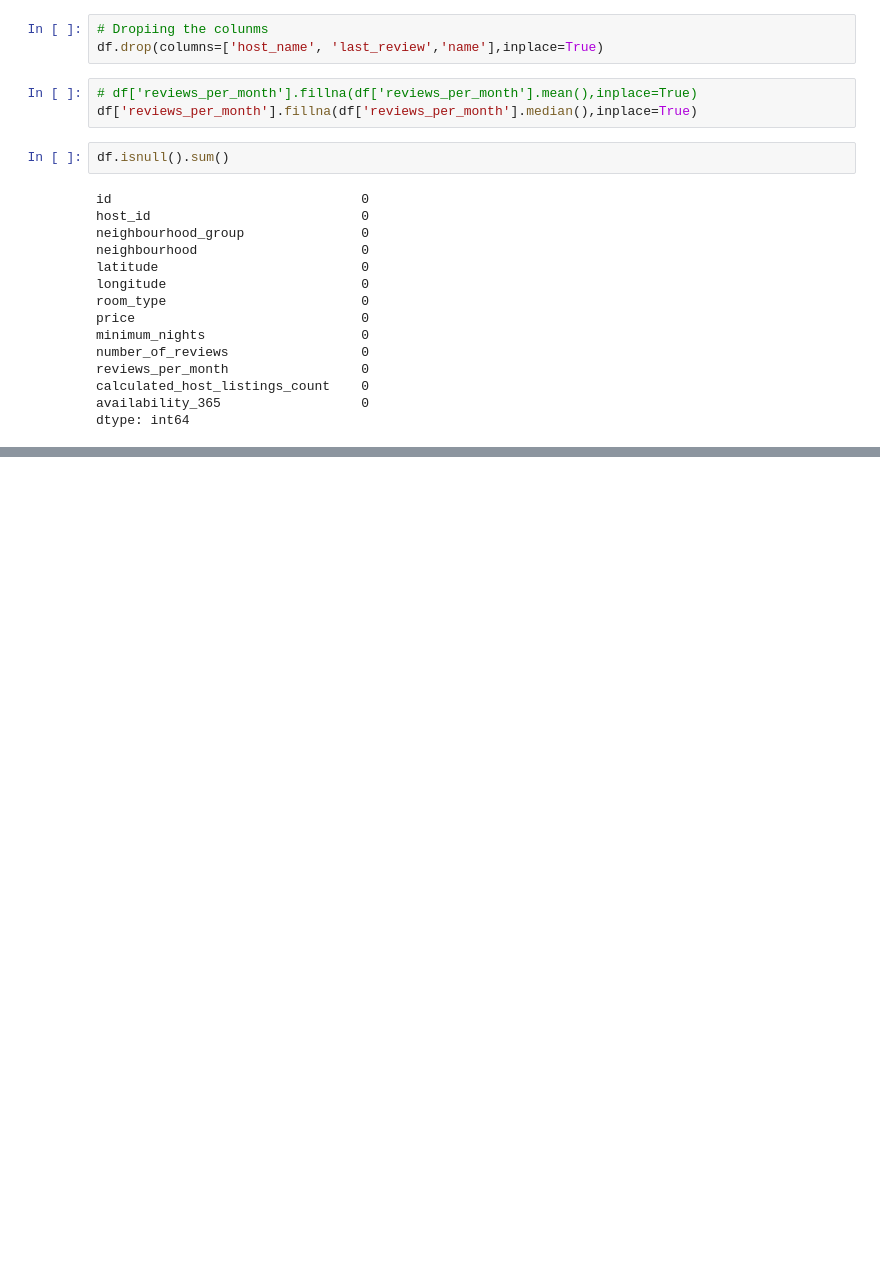
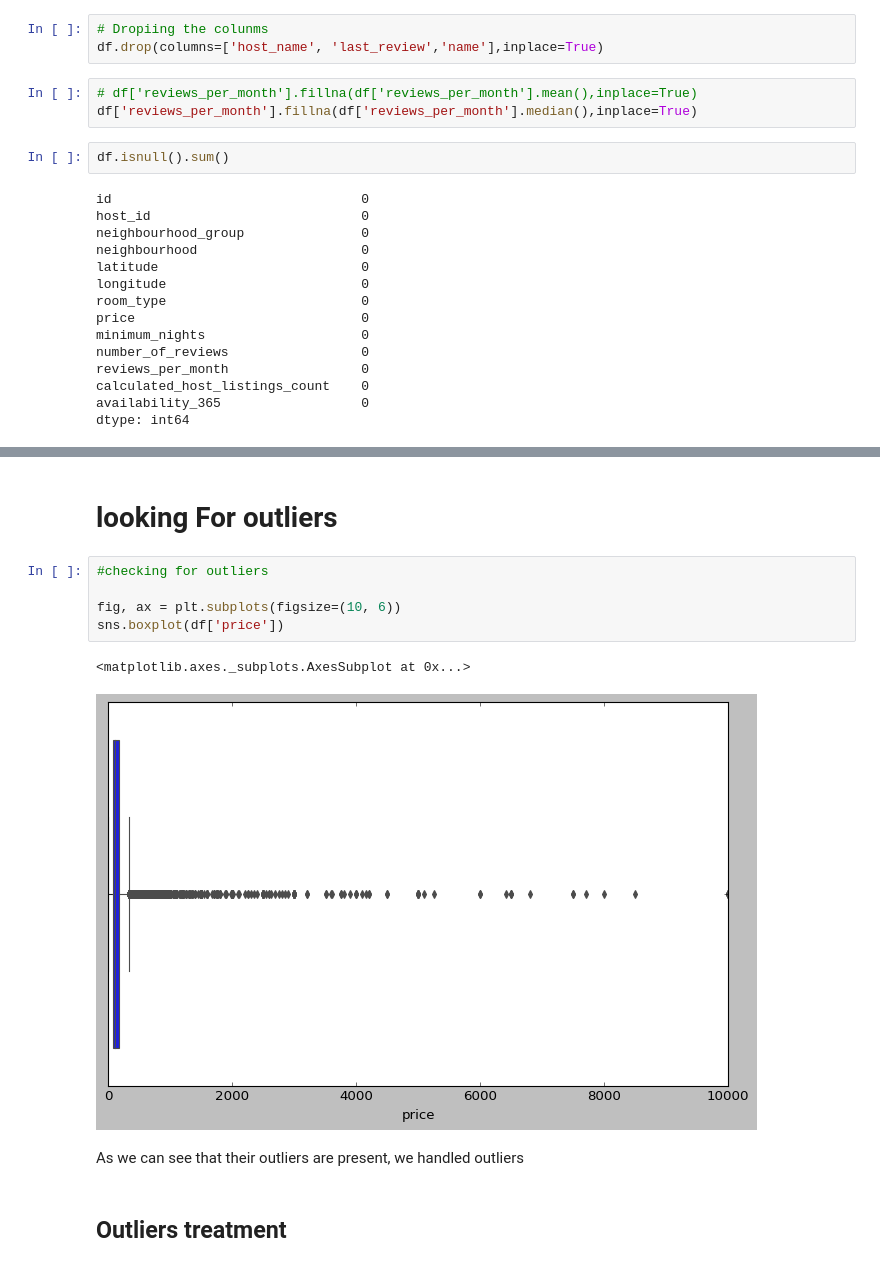
Before and after one commit to AkashSalmuthe/Airbnb-Bookings-Analysis---Akash-Salmuthe, a Jupyter notebook: Airbnb_Bookings_Analysis_Capstone_Project.ipynb, the cells around one changed output, grey strips where cells are left out. Cells and saved outputs as stored; diff of their text form; blank space fills up the shorter version.

```diff
--- a/Airbnb_Bookings_Analysis_Capstone_Project.ipynb
+++ b/Airbnb_Bookings_Analysis_Capstone_Project.ipynb
@@ -167,0 +174,14 @@ dtype: int64
+# %% [markdown]
+# looking For outliers
+# %%
+#checking for outliers
+
+fig, ax = plt.subplots(figsize=(10, 6))
+sns.boxplot(df['price'])
+# %% [output]
+<matplotlib.axes._subplots.AxesSubplot at 0x...>
+[figure, added]
+# %% [markdown]
+As we can see that their outliers are present, we handled outliers
+# %% [markdown]
+## Outliers treatment
```
Also changed, not shown: parts of 39 cells of this notebook.
